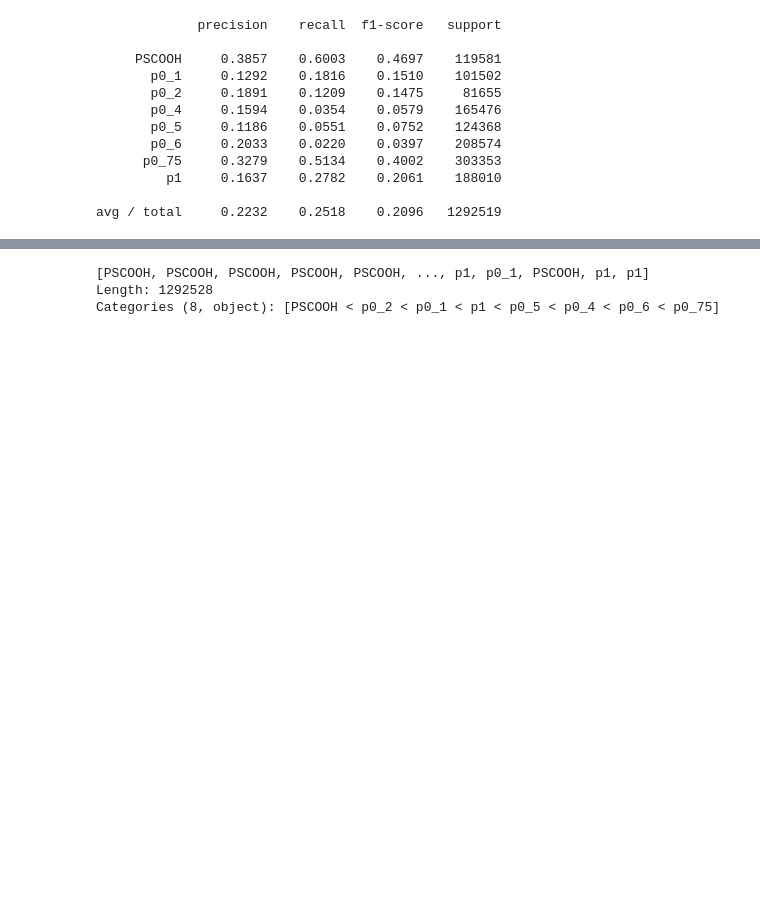
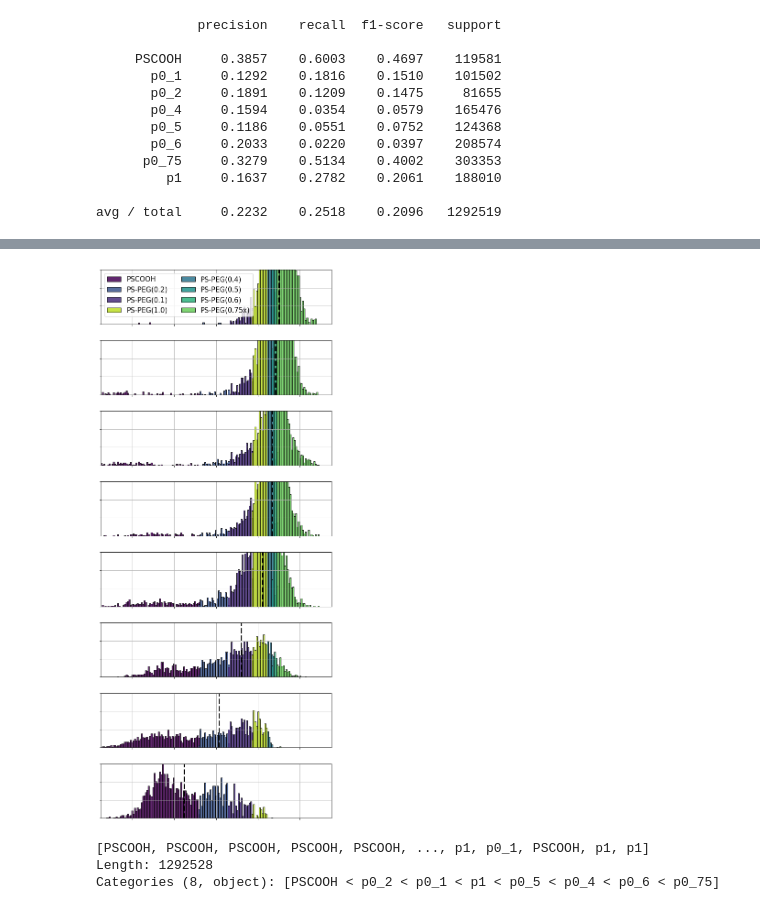
Before and after one commit to Nance-Lab/diff_classifier, a Jupyter notebook: notebooks/development/11_26_18_coverage_NN_alt.ipynb, the cells around one changed output, grey strips where cells are left out. Cells and saved outputs as stored; diff of their text form; code cells hidden in the pictures; blank space fills up the shorter version.

```diff
--- a/notebooks/development/11_26_18_coverage_NN_alt.ipynb
+++ b/notebooks/development/11_26_18_coverage_NN_alt.ipynb
@@ -354,3 +410,37 @@ avg / total     0.2232    0.2518    0.2096   1292519
+# %%
+from matplotlib.pyplot import cm
+Dbins = [-10, -2.80712794, -1.40957642, -0.2686856, 0.43584032, 0.68416948, 0.77704607, 0.91233374, 10]
+bins = np.linspace(-10, 10, 300)
+fig, axes = plt.subplots(nrows=8, figsize=(9, 22))
+counter = 0
+means = []
+#labels3 = ['PS-PEG in serum', 'PS-COOH', 'PS-COOH in serum', 'PS-PEG']
+types = ['p0_75', 'p0_6', 'p0_5', 'p0_4', 'p1', 'p0_1', 'p0_2', 'PSCOOH']
+labels3 = ['PS-PEG(0.75x)', 'PS-PEG(0.6)', 'PS-PEG(0.5)', 'PS-PEG(0.4)', 'PS-PEG(1.0)',
+           'PS-PEG(0.1)', 'PS-PEG(0.2)', 'PSCOOH']
+for ax in axes:
+    means.append(X_test[X_test['Excess']==types[counter]]['LogMeanDeff2'].median())
+    color = iter(newmap)
+    for i in range(8):
+        c = next(color)
+        X_test[(X_test['Excess']==types[counter]) & (Dbins[i] < X_test['LogMeanDeff2']) & (X_test['LogMeanDeff2'] < Dbins[i+1])].hist(column='LogMeanDeff2', bins=bins, figsize=(9,3), label = labels3[7-i], color=c, alpha=0.85, edgecolor='k', ax=ax, )
+        ax.set_xlim([-7.5, 3.5])
+        ax.set_ylim([0, 1500])
+        ax.tick_params(labelsize=16)
+    ax.axvline(X_test[X_test['Excess']==types[counter]]['LogMeanDeff2'].median(), color='k', linestyle='dashed', linewidth=3)
+    ax.set_title('')
+    if counter == 0:
+        ax.legend(fontsize=15, ncol=2)
+    ax.set_yticklabels([])
+    ax.set_xticklabels([])
+#     if counter == 3:
+#         ax.set_xlabel(r'$log(\bar{D}_{eff})$', fontsize=22)
+    if counter != 7:
+        ax.set_xticklabels([])
+    counter = counter + 1
+fig.savefig('./pics/coverage_hist_small.png', dpi=300, pad_inches=0.1)
+# %% [output]
+[figure, added]
 # %%
 from sklearn.metrics import classification_report
 
```
Also changed, not shown: parts of 11 cells of this notebook, 10 other files.
